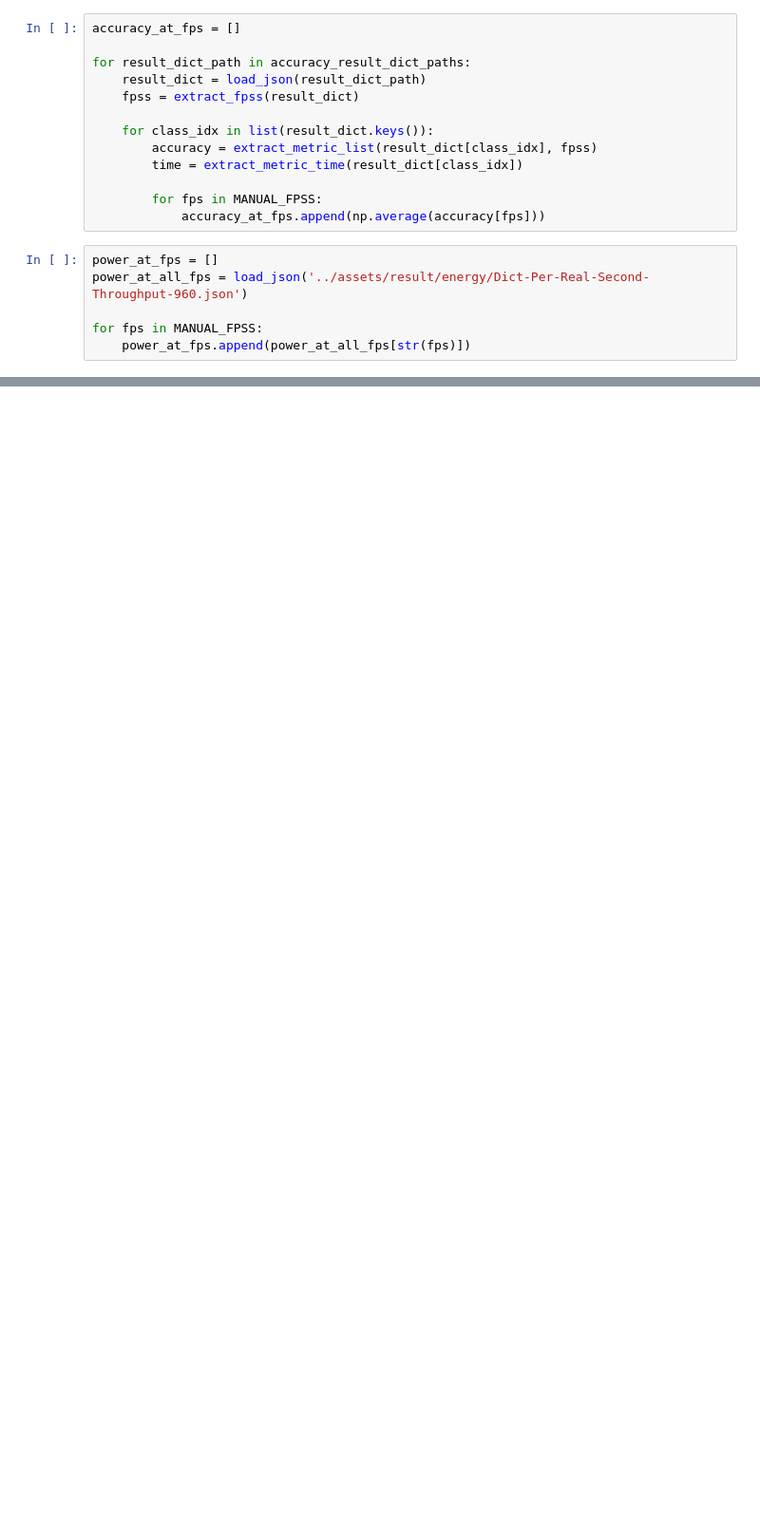
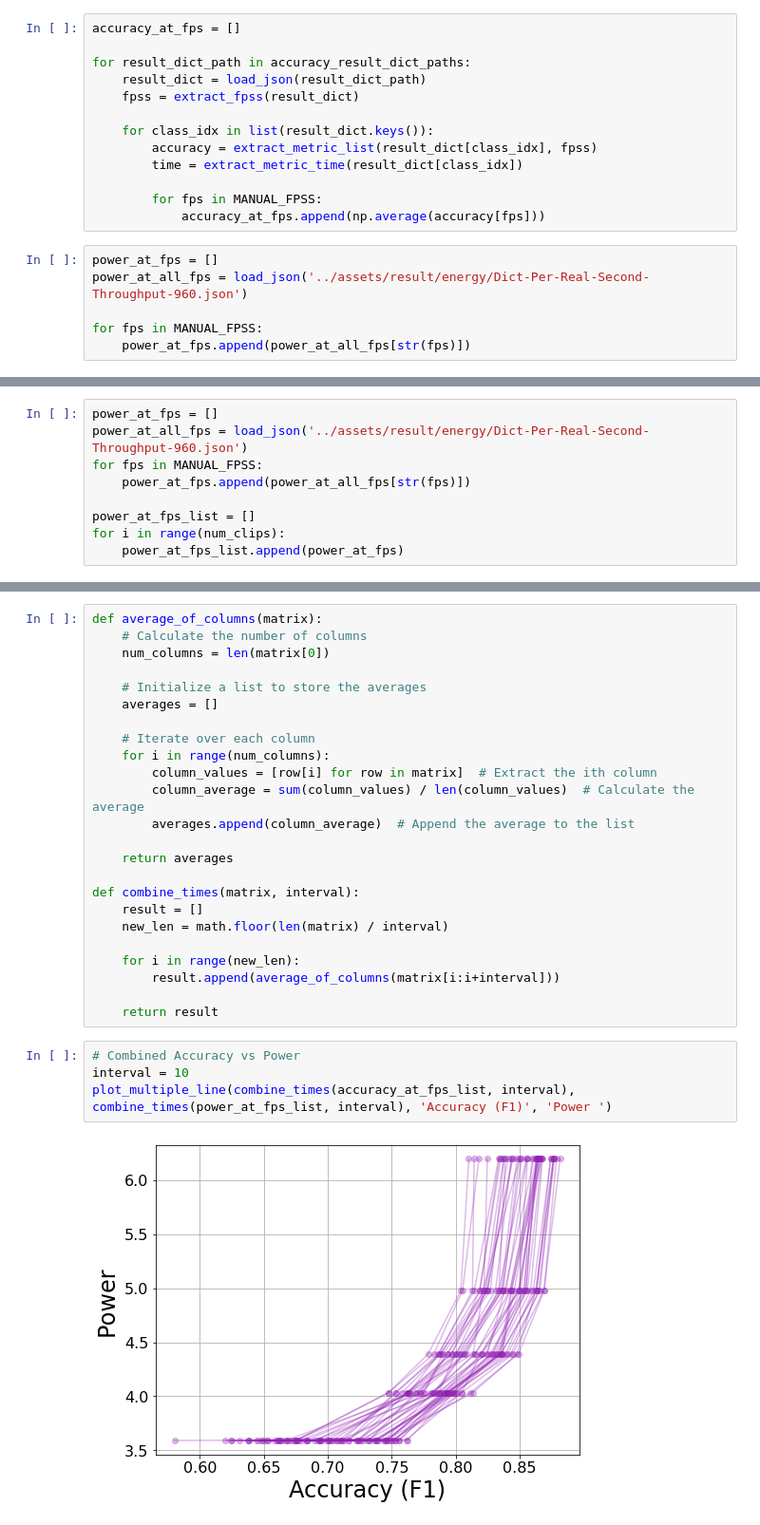
Before and after one commit to lijiaxi2018/Distributed-Learning, a Jupyter notebook: plot/exp9-accuracy-power-960.ipynb, the cells around one changed output, grey strips where cells are left out. Shown at 95% size. Drawn from its saved outputs; the diff is of its cells as text; blank space fills up the shorter version.

```diff
--- a/plot/exp9-accuracy-power-960.ipynb
+++ b/plot/exp9-accuracy-power-960.ipynb
@@ -172,0 +209,9 @@ plot_one_line(accuracy_at_fps, power_at_fps, 'Accuracy', 'Power ', 'title')
+# %%
+power_at_fps = []
+power_at_all_fps = load_json('../assets/result/energy/Dict-Per-Real-Second-Throughput-960.json')
+for fps in MANUAL_FPSS:
+	power_at_fps.append(power_at_all_fps[str(fps)])
+
+power_at_fps_list = []
+for i in range(num_clips):
+	power_at_fps_list.append(power_at_fps)
@@ -172,0 +223,30 @@ plot_one_line(accuracy_at_fps, power_at_fps, 'Accuracy', 'Power ', 'title')
+# %%
+def average_of_columns(matrix):
+    # Calculate the number of columns
+    num_columns = len(matrix[0])
+
+    # Initialize a list to store the averages
+    averages = []
+
+    # Iterate over each column
+    for i in range(num_columns):
+        column_values = [row[i] for row in matrix]  # Extract the ith column
+        column_average = sum(column_values) / len(column_values)  # Calculate the average
+        averages.append(column_average)  # Append the average to the list
+
+    return averages
+
+def combine_times(matrix, interval):
+    result = []
+    new_len = math.floor(len(matrix) / interval)
+
+    for i in range(new_len):
+        result.append(average_of_columns(matrix[i:i+interval]))
+
+    return result
+# %%
+# Combined Accuracy vs Power
+interval = 10
+plot_multiple_line(combine_times(accuracy_at_fps_list, interval), combine_times(power_at_fps_list, interval), 'Accuracy (F1)', 'Power ')
+# %% [output]
+[figure, added]
```
Also changed, not shown: parts of 9 cells of this notebook.
